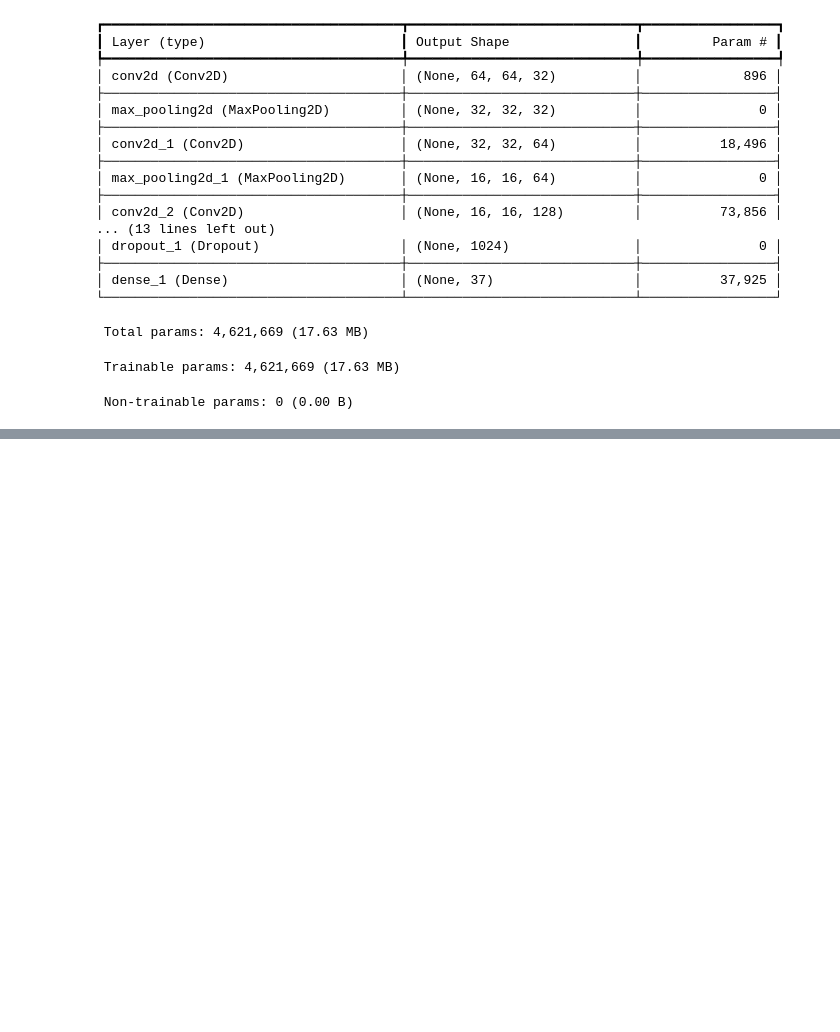
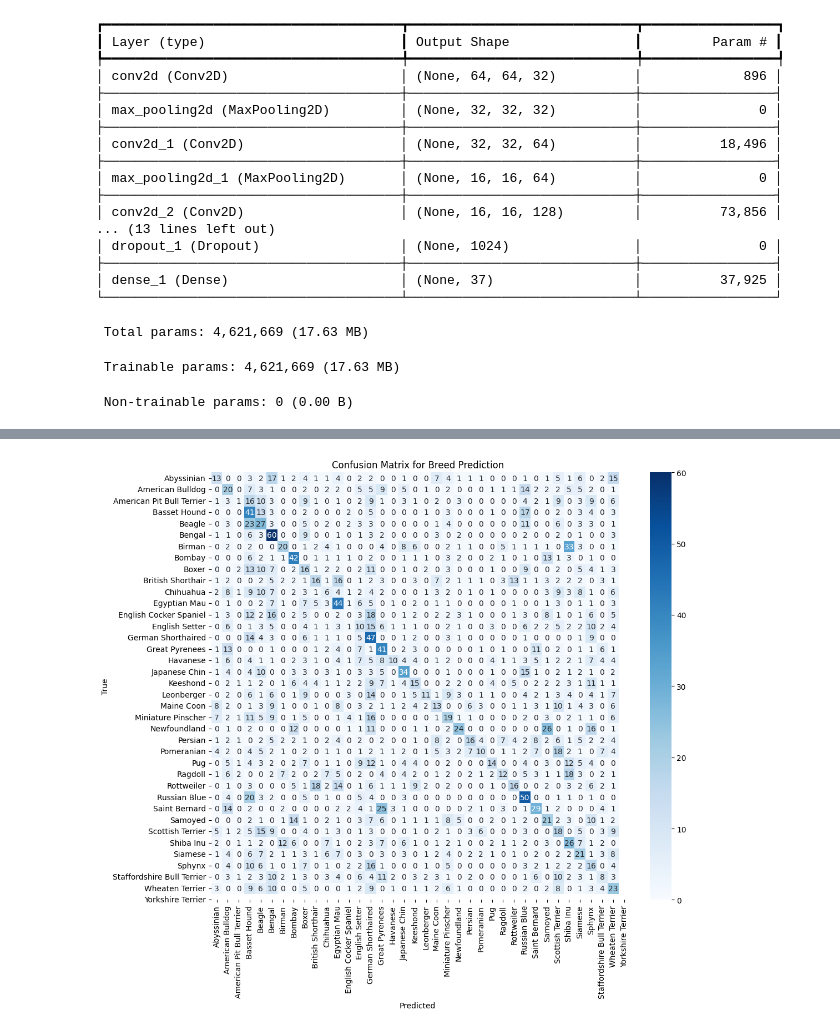
Before and after one commit to mukthar56788/Data-science-projects, a Jupyter notebook: Breed_prediction_using_CNN.ipynb, the cells around one changed output, grey strips where cells are left out. Saved outputs shown, nothing was run; the diff lists cells and outputs as text; code cells hidden in the pictures; blank space fills up the shorter version.

```diff
--- a/Breed_prediction_using_CNN.ipynb
+++ b/Breed_prediction_using_CNN.ipynb
@@ -265,0 +273,34 @@ Predicted class: Bengal with confidence 99.45%
+# %%
+import numpy as np
+from sklearn.metrics import confusion_matrix
+import seaborn as sns
+import matplotlib.pyplot as plt
+
+# Class names for Oxford-IIIT Pet Dataset
+class_names = ['Abyssinian', 'American Bulldog', 'American Pit Bull Terrier', 'Basset Hound',
+               'Beagle', 'Bengal', 'Birman', 'Bombay', 'Boxer', 'British Shorthair',
+               'Chihuahua', 'Egyptian Mau', 'English Cocker Spaniel', 'English Setter',
+               'German Shorthaired', 'Great Pyrenees', 'Havanese', 'Japanese Chin',
+               'Keeshond', 'Leonberger', 'Maine Coon', 'Miniature Pinscher', 'Newfoundland',
+               'Persian', 'Pomeranian', 'Pug', 'Ragdoll', 'Rottweiler', 'Russian Blue',
+               'Saint Bernard', 'Samoyed', 'Scottish Terrier', 'Shiba Inu', 'Siamese',
+               'Sphynx', 'Staffordshire Bull Terrier', 'Wheaten Terrier', 'Yorkshire Terrier']
+
+# Get predictions on test set
+y_pred = model.predict(x_test)
+y_pred_classes = np.argmax(y_pred, axis=1)
+y_test_classes = np.argmax(y_test, axis=1)
+
+# Compute confusion matrix
+cm = confusion_matrix(y_test_classes, y_pred_classes)
+
+# Plot confusion matrix
+plt.figure(figsize=(12, 10))
+sns.heatmap(cm, annot=True, fmt='d', cmap='Blues', xticklabels=class_names, yticklabels=class_names)
+plt.xlabel('Predicted')
+plt.ylabel('True')
+plt.title('Confusion Matrix for Breed Prediction')
+plt.xticks(rotation=90)
+plt.yticks(rotation=0)
+plt.show()
+# %% [output]
@@ -265,0 +308 @@ Predicted class: Bengal with confidence 99.45%
+[figure, added]
```
Also changed, not shown: parts of 7 cells of this notebook.
